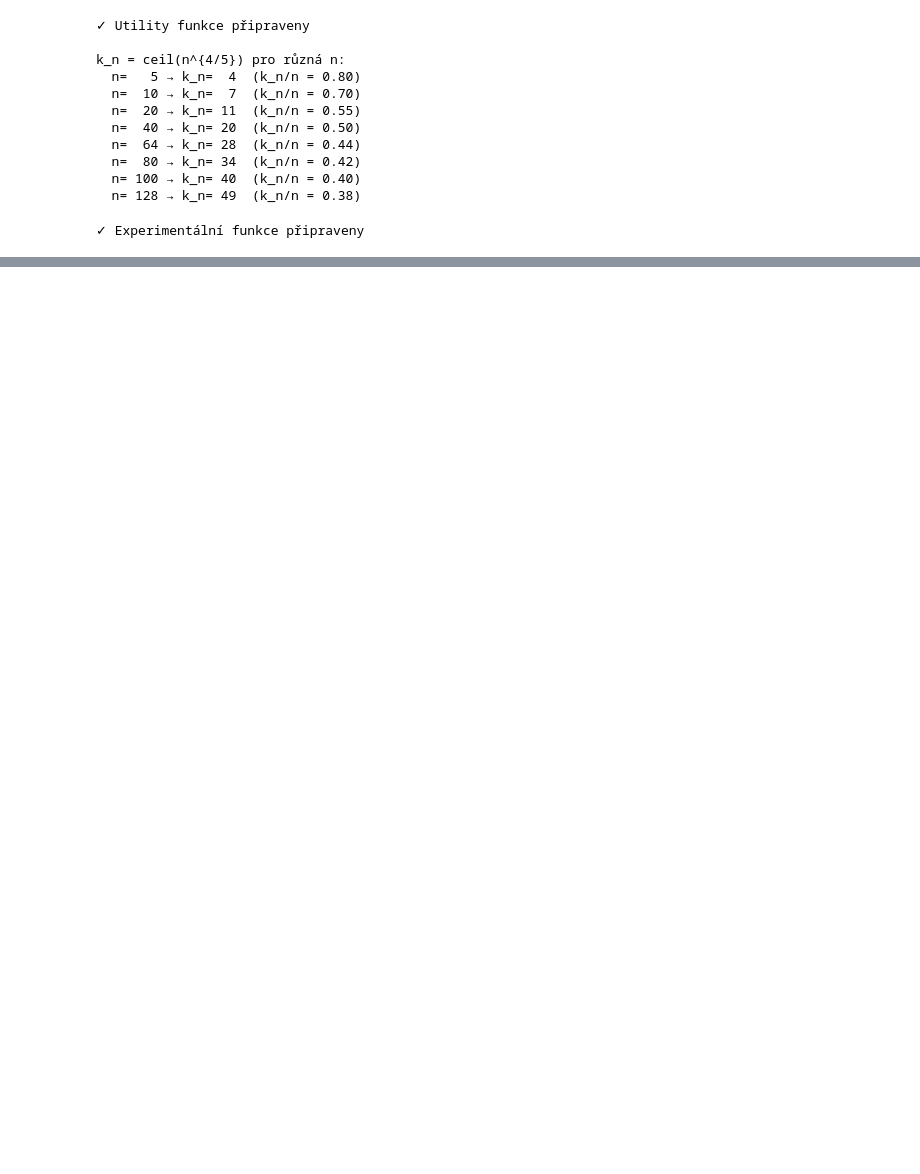
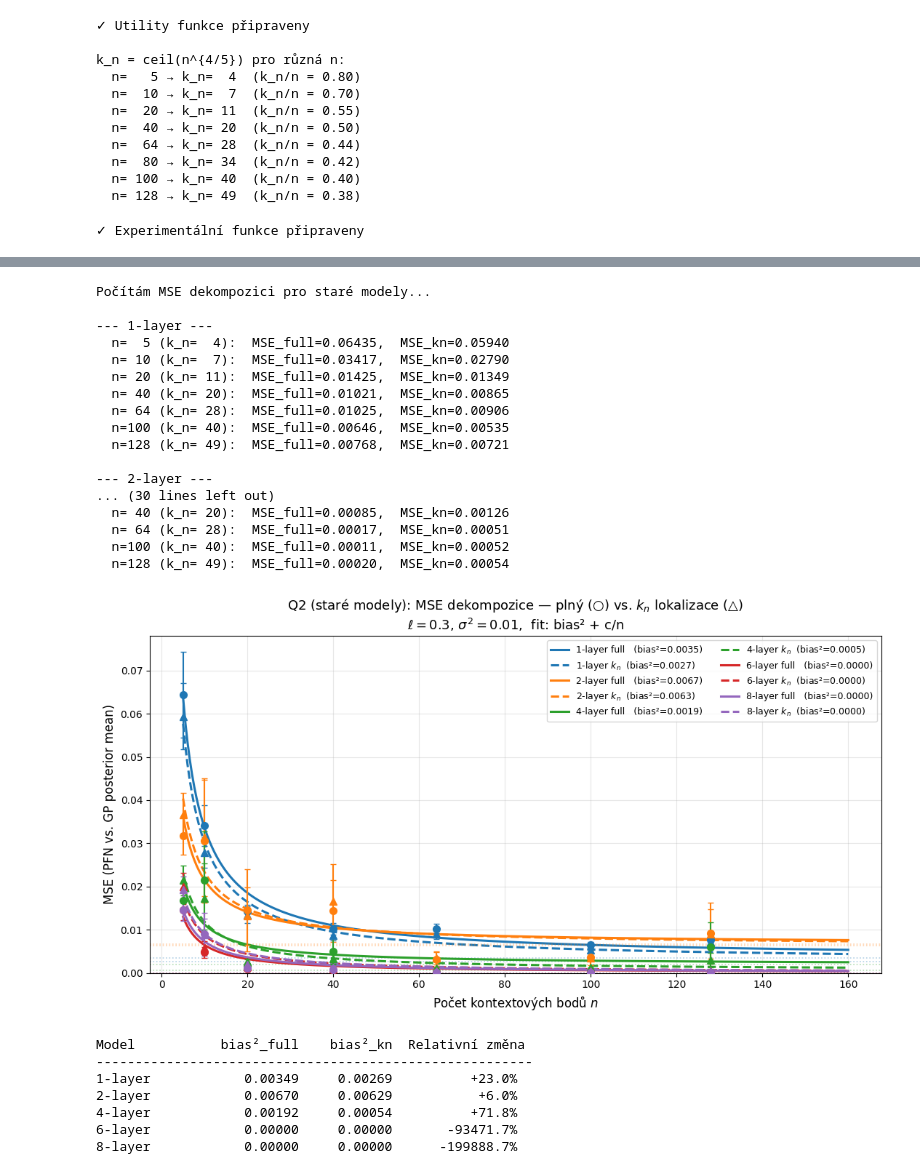
Before and after one commit to gulierus/VU_RG, a Jupyter notebook: experiments/Experiment_5_from_GP2.ipynb, the cells around one changed output, grey strips where cells are left out. Drawn from its saved outputs; the diff is of its cells as text; code cells hidden in the pictures; blank space fills up the shorter version.

```diff
--- a/experiments/Experiment_5_from_GP2.ipynb
+++ b/experiments/Experiment_5_from_GP2.ipynb
@@ -233,15 +192,13 @@ def pfn_predict(model, train_x, train_y, test_x, device):
 def pfn_predict_localized(model, train_x, train_y, test_x_single, k, device):
     """
     Post-hoc lokalizovaná PFN inference pro jeden testovací bod.
-    Vybere k nejbližších trénovacích bodů k test_x_single a spustí
-    model pouze s nimi jako kontextem.
+    Vybere k nejbližších trénovacích bodů k test_x_single.
 
     Args:
         train_x:       (n, 1) tensor — celý kontext
         train_y:       (n,)   tensor — trénovací hodnoty
         test_x_single: (1, 1) tensor — jediný testovací bod
         k:             počet nejbližších sousedů (ořízne se na min(k, n))
-
     Vrací: float — predikovaná střední hodnota
     """
     k      = min(k, train_x.shape[0])
@@ -251,15 +208,14 @@ def pfn_predict_localized(model, train_x, train_y, test_x_single, k, device):
 
     with torch.no_grad():
         logits = model(
-            train_x[idx][None].to(device),   # (1, k, 1)
-            train_y[idx][None].to(device),    # (1, k)
-            test_x_single[None].to(device),   # (1, 1, 1)
+            train_x[idx][None].to(device),
+            train_y[idx][None].to(device),
+            test_x_single[None].to(device),
         )
     return float(model.criterion.mean(logits)[0].detach().cpu().numpy()[0])
 
 
 print('✓ Utility funkce připraveny')
-# Přehled k_n pro různá n:
 print('\nk_n = ceil(n^{4/5}) pro různá n:')
 for n in [5, 10, 20, 40, 64, 80, 100, 128]:
     print(f'  n={n:4d} → k_n={kn_optimal(n):3d}  (k_n/n = {kn_optimal(n)/n:.2f})')
@@ -668,0 +794,38 @@ Model           bias²_full    bias²_kn     Změna bias²
+# %%
+# =============================================
+# ── STARÉ MODELY ── Q2: MSE dekompozice bias² + c/n
+# =============================================
+
+print('Počítám MSE dekompozici pro staré modely...')
+all_decomp_old = {}
+for name, model in OLD_MODELS.items():
+    print(f'\n--- {name} ---')
+    all_decomp_old[name] = compute_mse_decomp_localized(model, decomp_data, HPS, device)
+
+plot_mse_decomp_localized(all_decomp_old, HPS)
+# %% [output]
+Počítám MSE dekompozici pro staré modely...
+
+--- 1-layer ---
+  n=  5 (k_n=  4):  MSE_full=0.06435,  MSE_kn=0.05940
+  n= 10 (k_n=  7):  MSE_full=0.03417,  MSE_kn=0.02790
+  n= 20 (k_n= 11):  MSE_full=0.01425,  MSE_kn=0.01349
+  n= 40 (k_n= 20):  MSE_full=0.01021,  MSE_kn=0.00865
+  n= 64 (k_n= 28):  MSE_full=0.01025,  MSE_kn=0.00906
+  n=100 (k_n= 40):  MSE_full=0.00646,  MSE_kn=0.00535
+  n=128 (k_n= 49):  MSE_full=0.00768,  MSE_kn=0.00721
+
+--- 2-layer ---
+... (30 lines left out)
+  n= 40 (k_n= 20):  MSE_full=0.00085,  MSE_kn=0.00126
+  n= 64 (k_n= 28):  MSE_full=0.00017,  MSE_kn=0.00051
+  n=100 (k_n= 40):  MSE_full=0.00011,  MSE_kn=0.00052
+  n=128 (k_n= 49):  MSE_full=0.00020,  MSE_kn=0.00054
+[figure, added]
+Model           bias²_full    bias²_kn  Relativní změna
+--------------------------------------------------------
+1-layer            0.00349     0.00269          +23.0%
+2-layer            0.00670     0.00629           +6.0%
+4-layer            0.00192     0.00054          +71.8%
+6-layer            0.00000     0.00000       -93471.7%
+8-layer            0.00000     0.00000      -199888.7%
```
Also changed, not shown: parts of 11 cells of this notebook, 6 other files.
